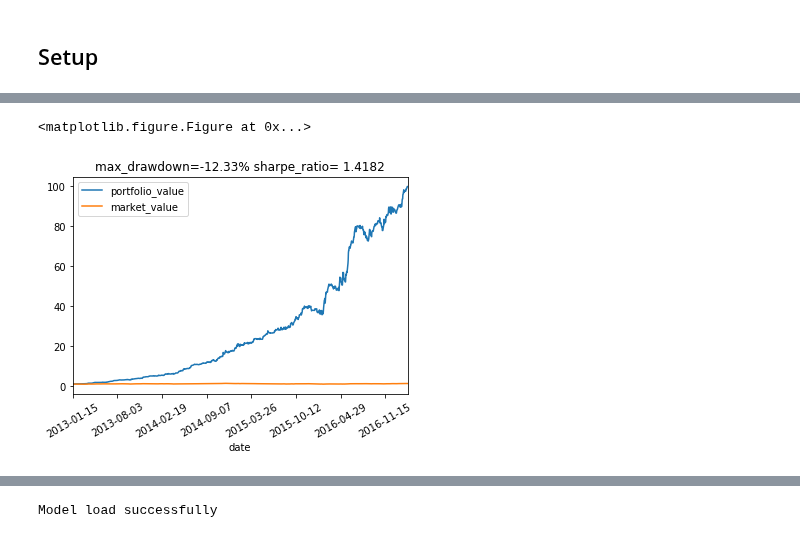
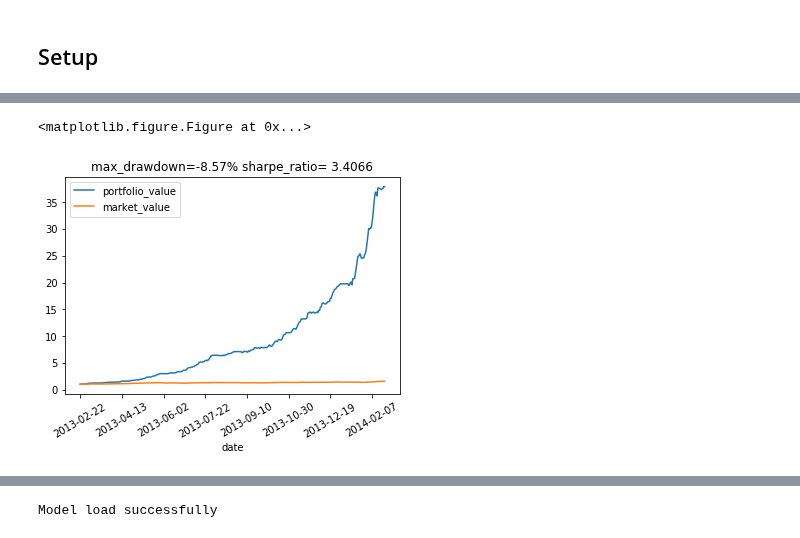
Before and after one commit to vermouth1992/drl-portfolio-management, a Jupyter notebook: src/ddpg_experiments.ipynb, the cells around one changed output, grey strips where cells are left out. Saved outputs shown, nothing was run; the diff lists cells and outputs as text; code cells hidden in the pictures.

Commit message:
DDPG works for 16 stocks

```diff
--- a/src/ddpg_experiments.ipynb
+++ b/src/ddpg_experiments.ipynb
@@ -51,4 +50,23 @@ testing_stocks = ['CMCSA', 'GOOGL', 'EBAY']
 testing_history = np.empty(shape=(len(testing_stocks), num_testing_time, history.shape[2]))
 for i, stock in enumerate(target_stocks):
     testing_history[i] = history[abbreviation.index(stock), :num_testing_time, :]
+# %%
+# dataset for 16 stocks by splitting timestamp
+history, abbreviation = read_stock_history(filepath='utils/datasets/stocks_history_target.h5')
+history = history[:, :, :4]
+
+# 16 stocks are all involved. We choose first 3 years as training data
+num_training_time = 1095
+target_stocks = abbreviation
+target_history = np.empty(shape=(len(target_stocks), num_training_time, history.shape[2]))
+
+for i, stock in enumerate(target_stocks):
+    target_history[i] = history[abbreviation.index(stock), :num_training_time, :]
+
+# and last 2 years as testing data.
+testing_stocks = abbreviation
+testing_history = np.empty(shape=(len(testing_stocks), history.shape[1] - num_training_time,
+                               history.shape[2]))
+for i, stock in enumerate(testing_stocks):
+    testing_history[i] = history[abbreviation.index(stock), num_training_time:, :]
 # %%
@@ -88,7 +103,6 @@ from stock_trading import StockActor, StockCritic, obs_normalizer
 tf.reset_default_graph()
 # %%
 # instantiate environment, 3 stocks, with trading cost, window_length 50, start_date sample each time
-env = PortfolioEnv(target_history, target_stocks, steps=1500, window_length=window_length)
 sess = tf.Session()
 action_dim = [nb_classes]
 state_dim = [nb_classes, window_length]
@@ -100,7 +114,7 @@ critic = StockCritic(sess=sess, state_dim=state_dim, action_dim=action_dim, tau=
                      learning_rate=1e-3, num_actor_vars=actor.get_num_trainable_vars())
 actor_noise = OrnsteinUhlenbeckActionNoise(mu=np.zeros(action_dim))
 
-ddpg_model = DDPG(env, sess, actor, critic, actor_noise, obs_normalizer=obs_normalizer,
+ddpg_model = DDPG(None, sess, actor, critic, actor_noise, obs_normalizer=obs_normalizer,
                   config_file='config/stock.json', model_save_path='weights/stock/checkpoint.ckpt',
                   summary_path='results/stock/')
 ddpg_model.initialize(load_weights=True, verbose=False)
@@ -116,14 +123,15 @@ INFO:tensorflow:Restoring parameters from weights/stock/checkpoint.ckpt
 # %%
 # evaluate the model with training data
+env = PortfolioEnv(target_history, target_stocks, steps=365, window_length=window_length)
 observation, info = env.reset()
 done = False
 while not done:
     action = ddpg_model.predict_single(observation)
     observation, _, done, _ = env.step(action)
 env._render()
 # %% [output]
 <matplotlib.figure.Figure at 0x...>
-[figure, old version]
+[figure, new version]
 # %%
 # evaluate the model with unseen data from same stock, fixed the starting date
 env = PortfolioEnv(testing_history, testing_stocks, steps=365, window_length=window_length,
```
Also changed, not shown: parts of 9 cells of this notebook, 3 other files.
